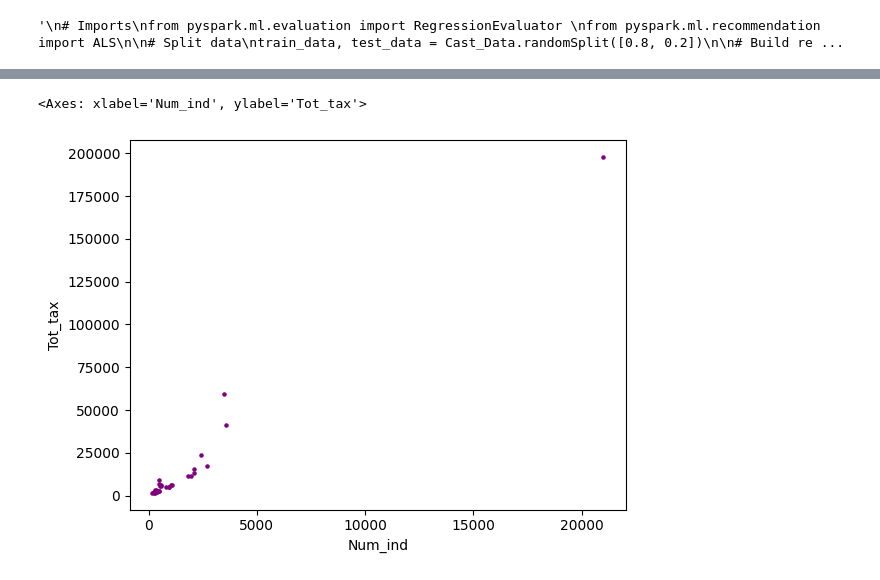
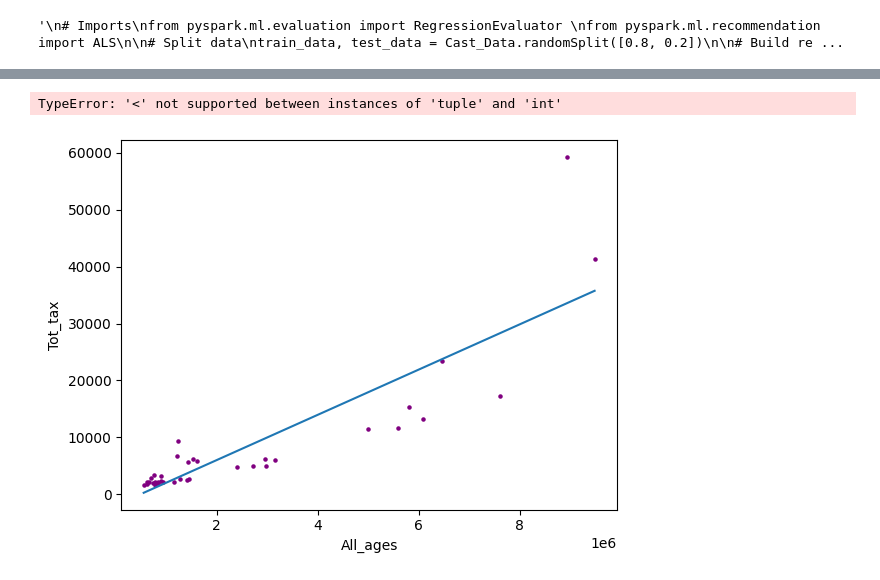
Before and after one commit to Katie-Maddick/University-Big-Data-Project, a Jupyter notebook: Project_26313331/Project.ipynb, the cells around one changed output, grey strips where cells are left out. Drawn from its saved outputs; the diff is of its cells as text; code cells hidden in the pictures.

Commit message:
Visualisation
Ugh

```diff
--- a/Project_26313331/Project.ipynb
+++ b/Project_26313331/Project.ipynb
@@ -38,7 +38,7 @@ Income = Income.filter(Income.Area!='Region/County')
 
 # Population data
 Population = spark.read.csv('population_data.csv',header=False)
-Population = Population.toDF('Code','Name','Geography','All ages','0','1','2','3','4','5','6','7','8','9','10','11','12','13','14','15',
+Population = Population.toDF('Code','Name','Geography','All_ages','0','1','2','3','4','5','6','7','8','9','10','11','12','13','14','15',
                      '16','17','18','19','20','21','22','23','24','25','26','27','28','29','30','31','32','33','34','35','36','37',
                      '38','39','40','41','42','43','44','45','46','47','48','49','50','51','52','53','54','55','56','57','58','59',
                      '60','61','62','63','64','65','66','67','68','69','70','71','72','73','74','75','76','77','78','79','80','81','82','83','84','85','86','87','88','89','90+')
@@ -124,7 +125,7 @@ Cond_Pop = Cond_Pop.drop(col('Name'))
 #Cond_Pop = Cond_Pop.map(lambda x: str(x).replace(',', '') if isinstance(x, str) else x)
 
 # Join two dataframes
-Data = Cond_Inc.join(Cond_Pop,Cond_Inc.Area_code == Cond_Pop.Code,'inner')
+Data = Cond_Pop.join(Cond_Inc,Cond_Inc.Area_code == Cond_Pop.Code,'inner')
 Data = Data.drop(col('Area_code'))
 
 # Add new primary key
@@ -132,8 +133,6 @@ Data = Data.withColumn("id", monotonically_increasing_id())
 
 # Get all codes in the new dataframe
 codes = [row.Code for row in Data.select('Code').collect()]
-
-Data = Data.withColumn('Num_ind',Data['Num_ind'].cast(IntegerType()))
 
 # Temporary store for string data types with primary key
 Temp_Store = Data.select('id','Code','Area')
@@ -148,9 +147,7 @@ for c in Data.columns:
     Data = Data.withColumn(c, F.col(c).cast(IntegerType()))
 
 # Creates a single database
-Cast_Data = Data.join(Temp_Store,Data.id == Temp_Store.id1,'inner')
+Cast_Data = Data.join(Temp_Store,Data.id == Temp_Store.id1,'full_outer')
 Cast_Data = Cast_Data.drop(col('id1'))
 
-# View data and data type
-#for col in Cast_Data.dtypes:
-#    print(col[0]+" , "+col[1])
+Cast_Data = Cast_Data.filter(Cast_Data.id!=0)
@@ -229,16 +183,44 @@ only showing top 20 rows
 # %%
 import sys
-import matplotlib
+import matplotlib # pip install matplotlib
 import matplotlib.pyplot as plt
 
 # Convert to Pandas
 Pop = Cond_Pop.toPandas()
 Inc = Cond_Inc.toPandas()
 Sta = Statements.toPandas()
 Dat = Cast_Data.toPandas()
 
 # Visualise data
-Dat.plot.scatter(x='Num_ind',y='Tot_tax',s=5,c='purple')
+ax = Dat.plot.scatter(x='All_ages',y='Tot_tax',s=5,c='purple',grid=True)
+
+# Create line of best fit
+z = np.polyfit(x=Dat.loc[:,'All_ages'],y=Dat.loc[:,'Tot_tax'],deg=1)
+p = np.poly1d(z)
+Dat['Trendline'] = p(Dat.loc[:,'All_ages'])
+
+Dat.set_index('All_ages',inplace=True)
+Dat.Trendline.sort_index(ascending=False).plot(ax=ax)
+
+cat_var = []
+
+# Create category
+for All_ages in Dat.iterrows():
+    if All_ages < 200000:
+        cat_var.append('Lower')
+    elif All_ages > 200000 and i < 400000:
+        cat_var.append('Lower middle')
+    elif All_ages > 400000 and i < 800000:
+        cat_var.append('Upper middle')
+    else:
+        cat_var.append('Upper')
+
+
+# Create the groups seen in graph
+colours = {'Lower': 'red', 'Lower middle': 'pink', 'Upper middle': 'purple', 'Upper': 'blue'}
+colour_list = [colours[group] for group in cat_var]
+
+gro_ax = Dat.plot.scatter('All_ages','Tot_tax',c=colour_list,grid=True)
 # %% [output]
-<Axes: xlabel='Num_ind', ylabel='Tot_tax'>
+TypeError: '<' not supported between instances of 'tuple' and 'int'
-[figure, old version]
+[figure, new version]
```
Also changed, not shown: parts of 5 cells of this notebook, 1 other file.
